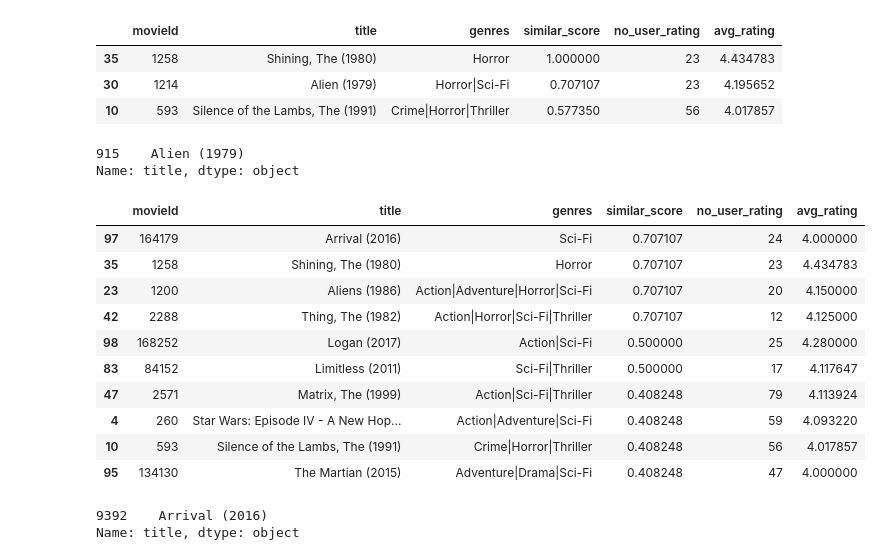
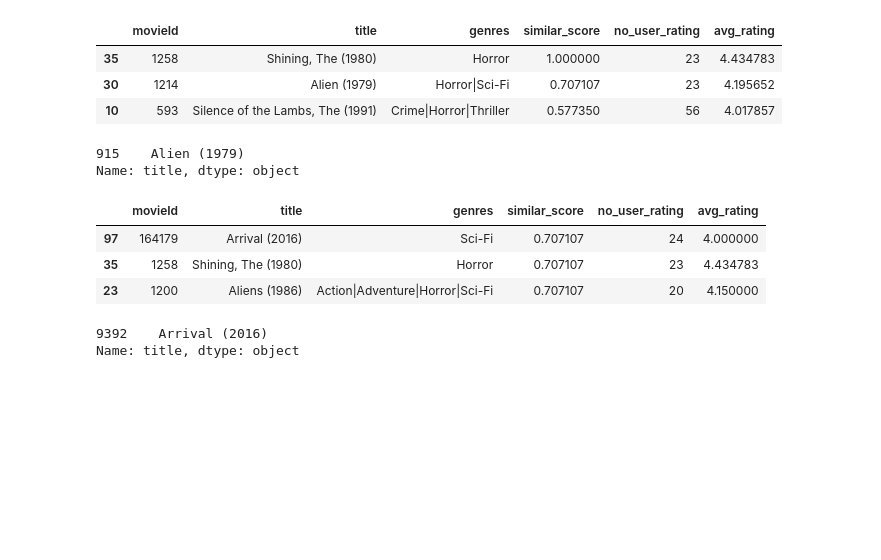
Before and after one commit to anthonycyy/recommendation_system, a Jupyter notebook: 10_recommender_system.ipynb, the cells around one changed output. Drawn from its saved outputs; the diff is of its cells as text; code cells hidden in the pictures; blank space fills up the shorter version.

```diff
--- a/10_recommender_system.ipynb
+++ b/10_recommender_system.ipynb
@@ -240,6 +235,3 @@ s=set([])
 for i in range(len(l_g)):
     s=s.union(set(l_g[i].split('|')))
 all_genres=list(s)
-# %%
-all_genres=list(s)
-all_genres
@@ -473,21 +418,14 @@ Name: title, dtype: object
 # %%
 movieId=1214
 print(df_movies[df_movies["movieId"]==movieId]["title"])
-getTopKSimilar(movieId,df_ratings,df_movies)
+getTopKSimilar(movieId,df_ratings,df_movies,k=3)
 # %% [output]
 915    Alien (1979)
 Name: title, dtype: object
 |  | movieId | title | genres | similar_score | no_user_rating | avg_rating |
 | 97 | 164179 | Arrival (2016) | Sci-Fi | 0.707107 | 24 | 4.000000 |
 | 35 | 1258 | Shining, The (1980) | Horror | 0.707107 | 23 | 4.434783 |
 | 23 | 1200 | Aliens (1986) | Action|Adventure|Horror|Sci-Fi | 0.707107 | 20 | 4.150000 |
-| 42 | 2288 | Thing, The (1982) | Action|Horror|Sci-Fi|Thriller | 0.707107 | 12 | 4.125000 |
-| 98 | 168252 | Logan (2017) | Action|Sci-Fi | 0.500000 | 25 | 4.280000 |
-| 83 | 84152 | Limitless (2011) | Sci-Fi|Thriller | 0.500000 | 17 | 4.117647 |
-| 47 | 2571 | Matrix, The (1999) | Action|Sci-Fi|Thriller | 0.408248 | 79 | 4.113924 |
-| 4 | 260 | Star Wars: Episode IV - A New Hop... | Action|Adventure|Sci-Fi | 0.408248 | 59 | 4.093220 |
-| 10 | 593 | Silence of the Lambs, The (1991) | Crime|Horror|Thriller | 0.408248 | 56 | 4.017857 |
-| 95 | 134130 | The Martian (2015) | Adventure|Drama|Sci-Fi | 0.408248 | 47 | 4.000000 |
 # %%
 movieId=164179
 print(df_movies[df_movies["movieId"]==movieId]["title"])
```
Also changed, not shown: parts of 31 cells of this notebook.
